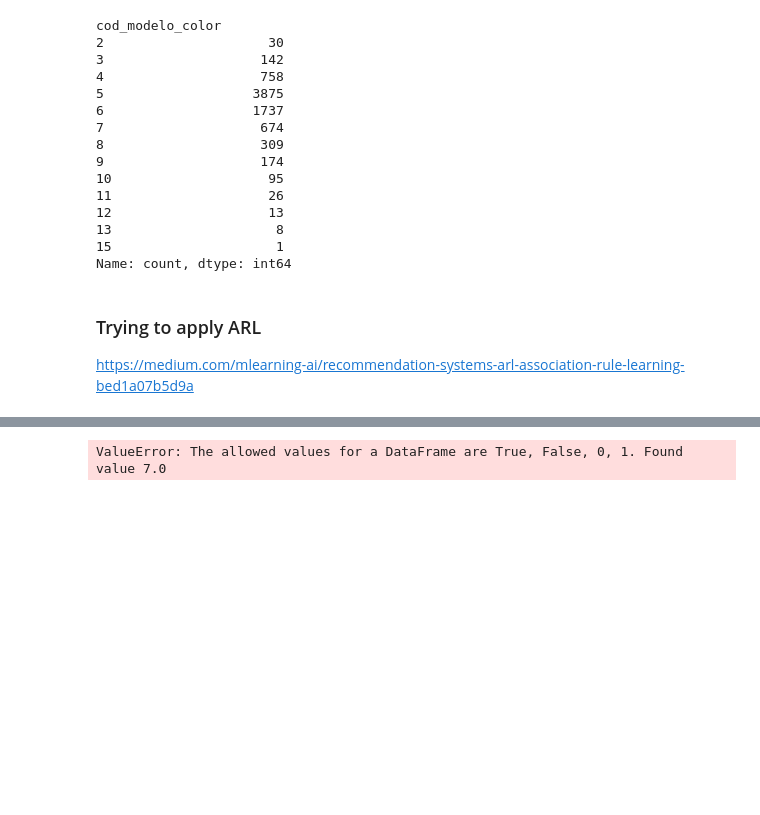
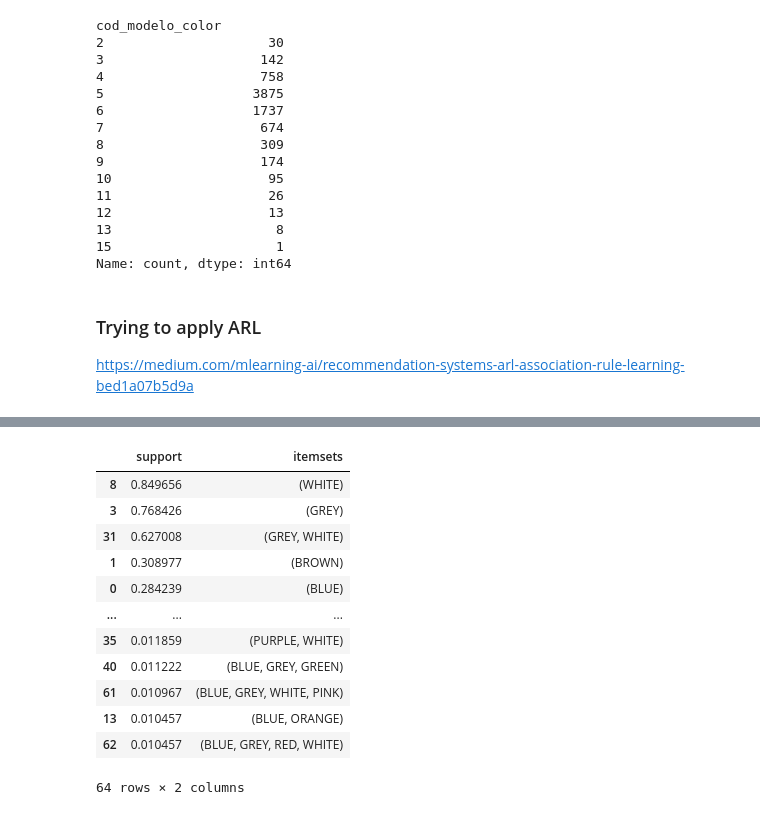
Before and after one commit to guzmanalejandro/datathon-2023-mango-ub, a Jupyter notebook: dataset_analysis.ipynb, the cells around one changed output, grey strips where cells are left out. Drawn from its saved outputs; the diff is of its cells as text; code cells hidden in the pictures; blank space fills up the shorter version.

```diff
--- a/dataset_analysis.ipynb
+++ b/dataset_analysis.ipynb
@@ -119,6 +118,19 @@ pivot_outfit_colors
 # %%
 from mlxtend.frequent_patterns import apriori, association_rules
 
-apriori(pivot_outfit_colors, min_support=0.01, use_colnames=True)
+outfit_frequent_colors = apriori(outfit_color_counts, min_support=0.01, use_colnames=True).sort_values("support", ascending=False)
+outfit_frequent_colors
 # %% [output]
+|  | support | itemsets |
+| 8 | 0.849656 | (WHITE) |
+| 3 | 0.768426 | (GREY) |
+| 31 | 0.627008 | (GREY, WHITE) |
+| 1 | 0.308977 | (BROWN) |
+| 0 | 0.284239 | (BLUE) |
+| ... | ... | ... |
+| 35 | 0.011859 | (PURPLE, WHITE) |
+| 40 | 0.011222 | (BLUE, GREY, GREEN) |
+| 61 | 0.010967 | (BLUE, GREY, WHITE, PINK) |
+| 13 | 0.010457 | (BLUE, ORANGE) |
+| 62 | 0.010457 | (BLUE, GREY, RED, WHITE) |
-ValueError: The allowed values for a DataFrame are True, False, 0, 1. Found value 7.0
+64 rows × 2 columns
```
Also changed, not shown: parts of 3 cells of this notebook, 2 other files.
